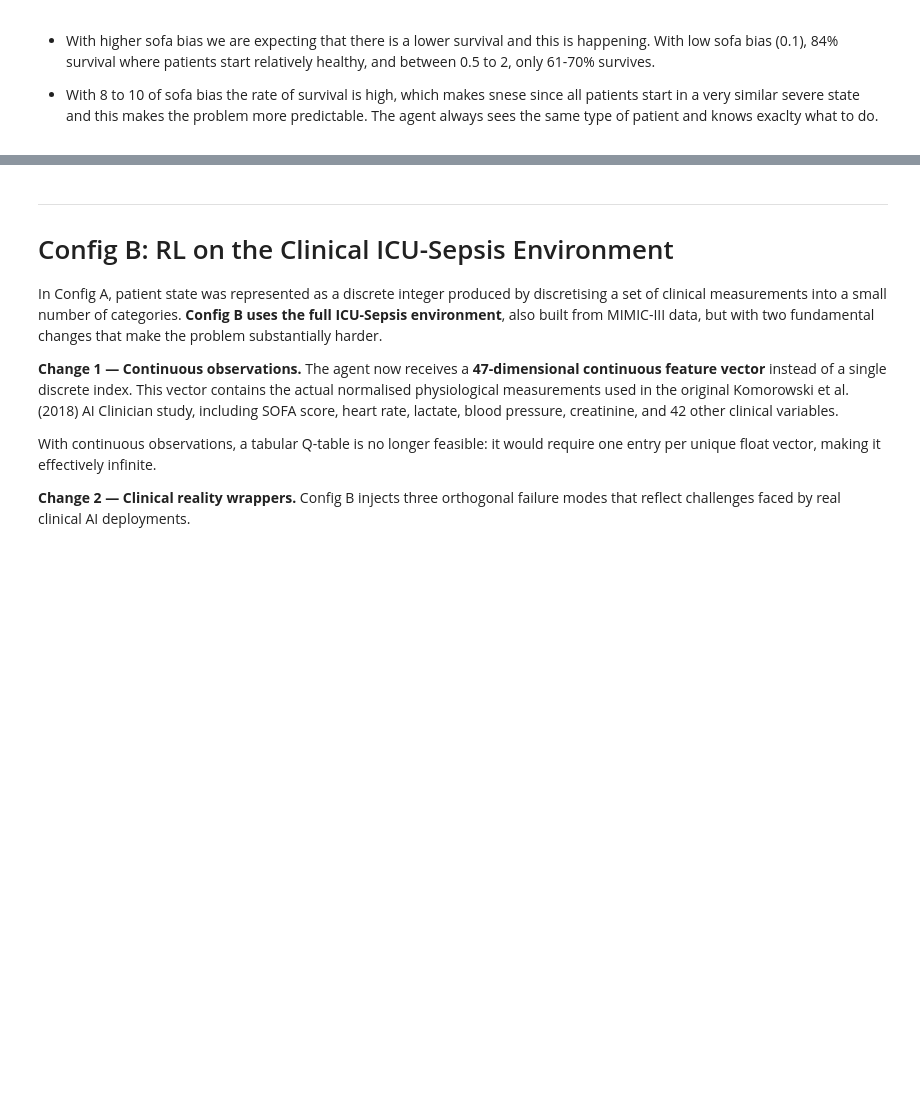
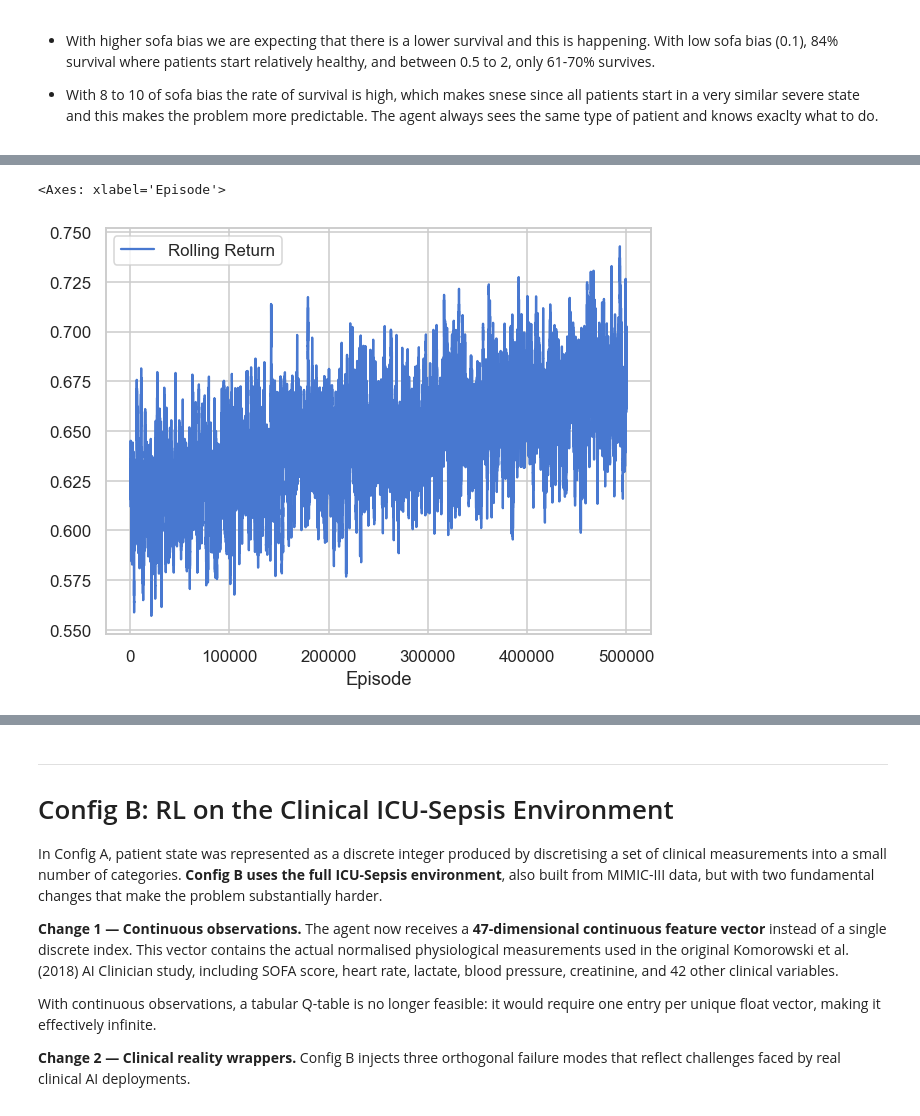
Before and after one commit to calcoafrancisca/RL_GroupAG, a Jupyter notebook: RL Project Code/sepsis_project - Students Version/rl_sepsis_project.ipynb, the cells around one changed output, grey strips where cells are left out. Cells and saved outputs as stored; diff of their text form; code cells hidden in the pictures; blank space fills up the shorter version.

```diff
--- a/RL Project Code/sepsis_project - Students Version/rl_sepsis_project.ipynb
+++ b/RL Project Code/sepsis_project - Students Version/rl_sepsis_project.ipynb
@@ -830,0 +950,6 @@ make_sepsis_env | sofa_bias=1.0 → mean start SOFA: 16.77
+# %%
+df_return_over_time_sepsis['Rolling Return'] = df_return_over_time_sepsis['Return'].rolling(500).mean()
+df_return_over_time_sepsis.plot(x='Episode', y='Rolling Return')
+# %% [output]
+<Axes: xlabel='Episode'>
+[figure, added]
```
Also changed, not shown: parts of 39 cells of this notebook.
